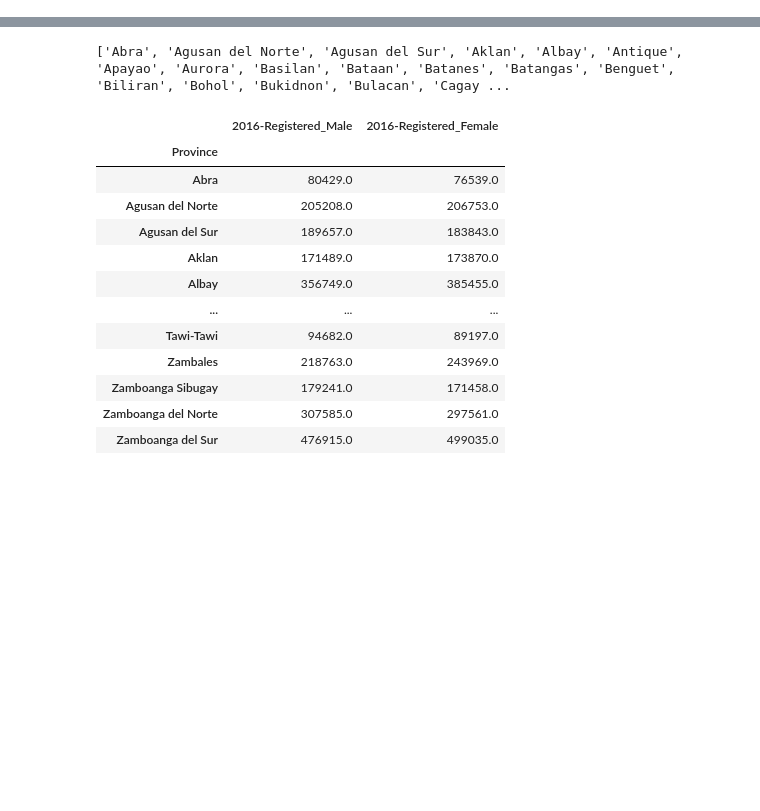
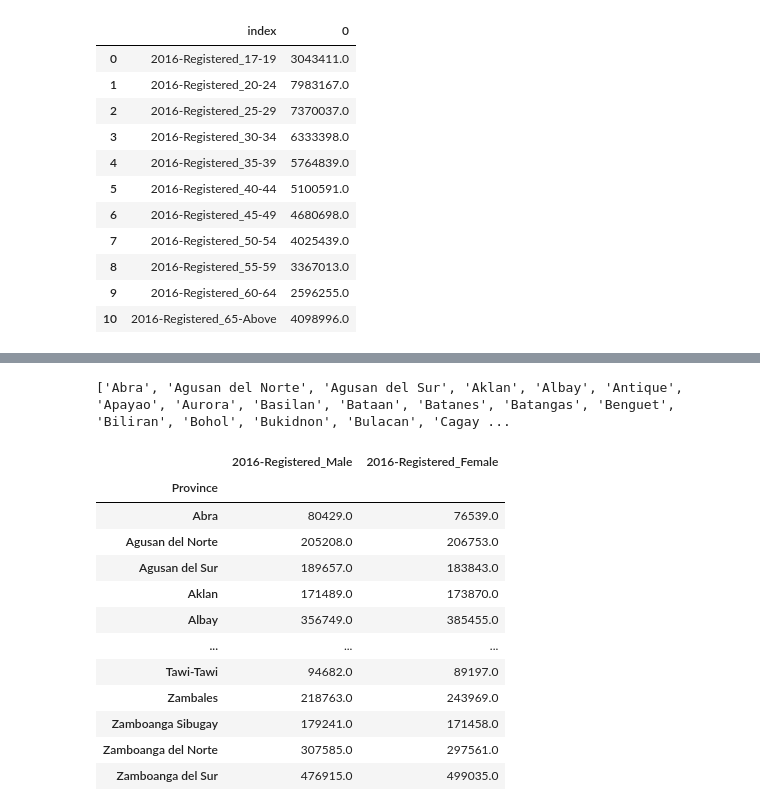
Before and after one commit to nicoataiza/DSFC8-Sprint-1-Group-2, a Jupyter notebook: ATAIZA/Playground.ipynb, the cells around one changed output, grey strips where cells are left out. Cells and saved outputs as stored; diff of their text form; code cells hidden in the pictures; blank space fills up the shorter version.

```diff
--- a/ATAIZA/Playground.ipynb
+++ b/ATAIZA/Playground.ipynb
@@ -35,0 +61,17 @@ voter = pd.read_csv('data/2016-2019-voter-data.csv')
+# %%
+df1 = pd.DataFrame(voter_age.sum())
+df1 = df1.reset_index()
+df1
+# %% [output]
+|  | index | 0 |
+| 0 | 2016-Registered_17-19 | 3043411.0 |
+| 1 | 2016-Registered_20-24 | 7983167.0 |
+| 2 | 2016-Registered_25-29 | 7370037.0 |
+| 3 | 2016-Registered_30-34 | 6333398.0 |
+| 4 | 2016-Registered_35-39 | 5764839.0 |
+| 5 | 2016-Registered_40-44 | 5100591.0 |
+| 6 | 2016-Registered_45-49 | 4680698.0 |
+| 7 | 2016-Registered_50-54 | 4025439.0 |
+| 8 | 2016-Registered_55-59 | 3367013.0 |
+| 9 | 2016-Registered_60-64 | 2596255.0 |
+| 10 | 2016-Registered_65-Above | 4098996.0 |
```
Also changed, not shown: parts of 6 cells of this notebook.
